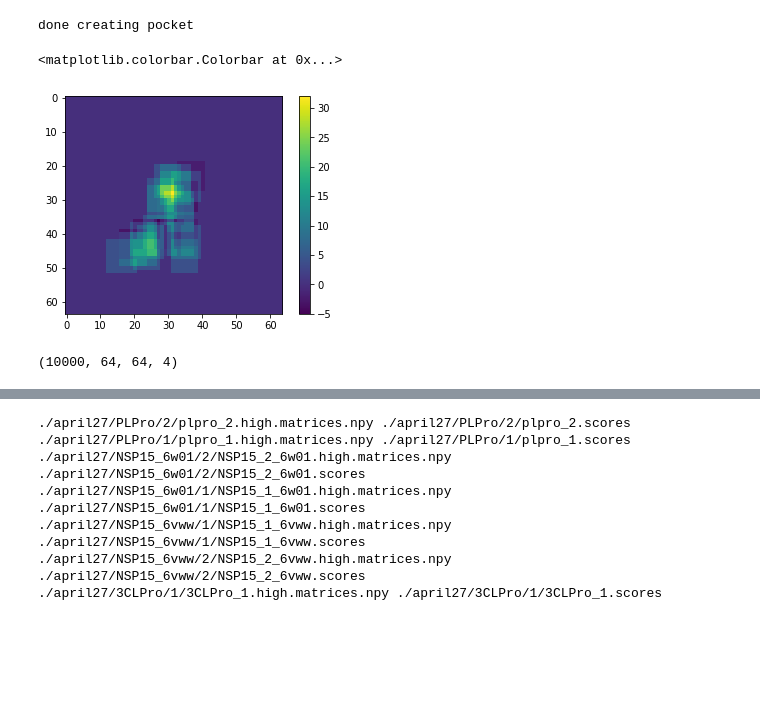
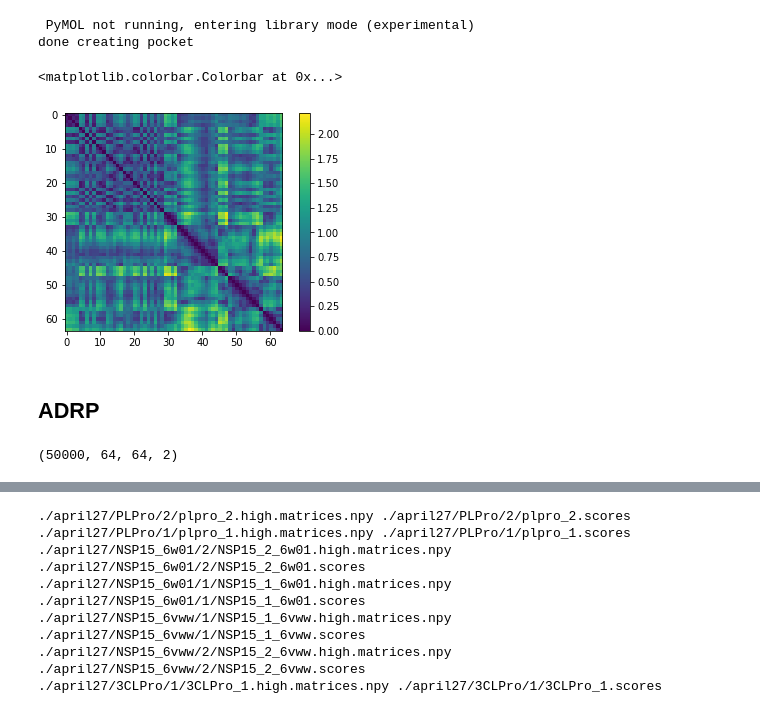
Before and after one commit to shahashka/ml-fragment, a Jupyter notebook: run_notebook.ipynb, the cells around one changed output, grey strips where cells are left out. Cells and saved outputs as stored; diff of their text form; code cells hidden in the pictures; blank space fills up the shorter version.

```diff
--- a/run_notebook.ipynb
+++ b/run_notebook.ipynb
@@ -326,22 +328,22 @@ def maker_w_strings(data):
             # protein
             mask[i,j] = 1
 
-    e_map, l_map = get_e_map(t, sdf_state, "mol.pqr", 64, matrix)
+    #e_map, l_map = get_e_map(t, sdf_state, "mol.pqr", 64, matrix)
 
     p_img = cv2.resize(matrix, dsize=(64, 64), interpolation=cv2.INTER_CUBIC).reshape(64,64,1)
     m_img = cv2.resize(mask, dsize=(64, 64), interpolation=cv2.INTER_CUBIC).reshape(64,64,1)
-    v_img = cv2.resize(aa_matrix_v, dsize=(64, 64), interpolation=cv2.INTER_CUBIC).reshape(64,64,1)
-    h_img = cv2.resize(aa_matrix_h, dsize=(64, 64), interpolation=cv2.INTER_CUBIC).reshape(64,64,1)
+    #v_img = cv2.resize(aa_matrix_v, dsize=(64, 64), interpolation=cv2.INTER_CUBIC).reshape(64,64,1)
+    #h_img = cv2.resize(aa_matrix_h, dsize=(64, 64), interpolation=cv2.INTER_CUBIC).reshape(64,64,1)
 
 
-    p_contact_matrix = np.concatenate([p_img, m_img, e_map.reshape(64,64,1), l_map.reshape(64,64,1)], axis=-1)
+    p_contact_matrix = np.concatenate([p_img, m_img], axis=-1)
     os.remove("tmp{0}.pdb".format(tmp_file))
     return p_contact_matrix
 # %%
 maps=[]
 num_residues = save_pocket("april27/ADRP/ADRP_6W02_A_1_H.pdb", "april27/ADRP/adrp_adpr_A_cat_sorted_top100.sdf", "april27/ADRP/adrp_gen_pock.pdb")
 print("done creating pocket")
-s, pdb_string = stringify("april27/ADRP/adrp_adpr_A_cat_sorted.sdf", "april27/ADRP/adrp_gen_pock.pdb", 10000)
+s, pdb_string = stringify("april27/ADRP/adrp_adpr_A_cat_sorted.sdf", "april27/ADRP/adrp_gen_pock.pdb", 50000)
 pdb_string = [pdb_string for x in range(len(s))]
 
 with multiprocessing.Pool(32) as p:
@@ -350,16 +352,21 @@ with multiprocessing.Pool(32) as p:
     itern = p.imap(maker_w_strings, data)
     for i,p_contact_matrix in enumerate(tqdm(itern, total=num_states)):
         maps.append(p_contact_matrix)
+p.close()
+p.join()
 # %% [output]
+ PyMOL not running, entering library mode (experimental)
 done creating pocket
 # %%
-plt.imshow(maps[0][:,:,3])
+plt.imshow(maps[0][:,:,0])
 plt.colorbar()
 # %% [output]
 <matplotlib.colorbar.Colorbar at 0x...>
-[figure, old version]
+[figure, new version]
+# %% [markdown]
+## ADRP
 # %%
 images_adrp = np.stack(maps,axis=0)
 print(images_adrp.shape)
 # %% [output]
-(10000, 64, 64, 4)
+(50000, 64, 64, 2)
```
Also changed, not shown: parts of 9 cells of this notebook.
